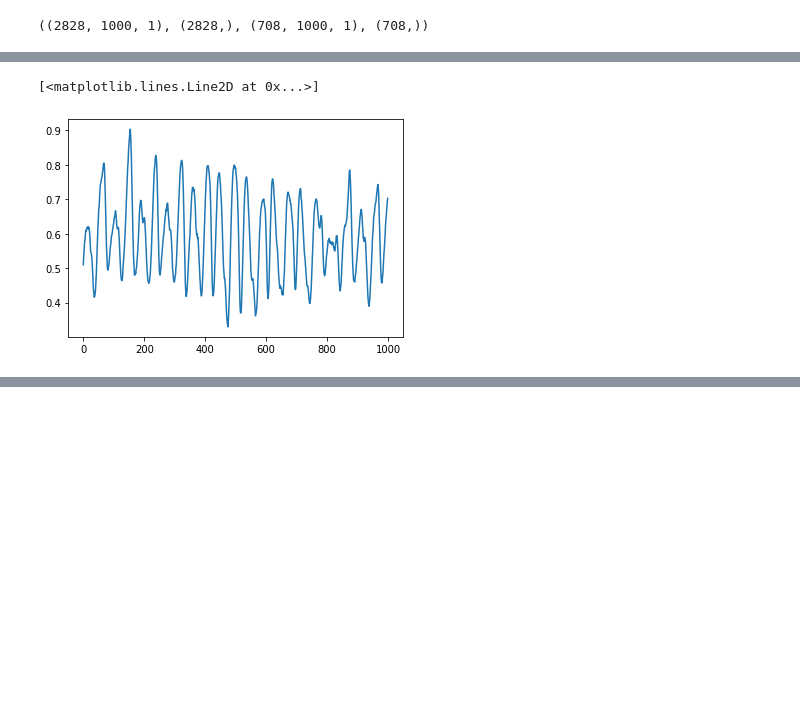
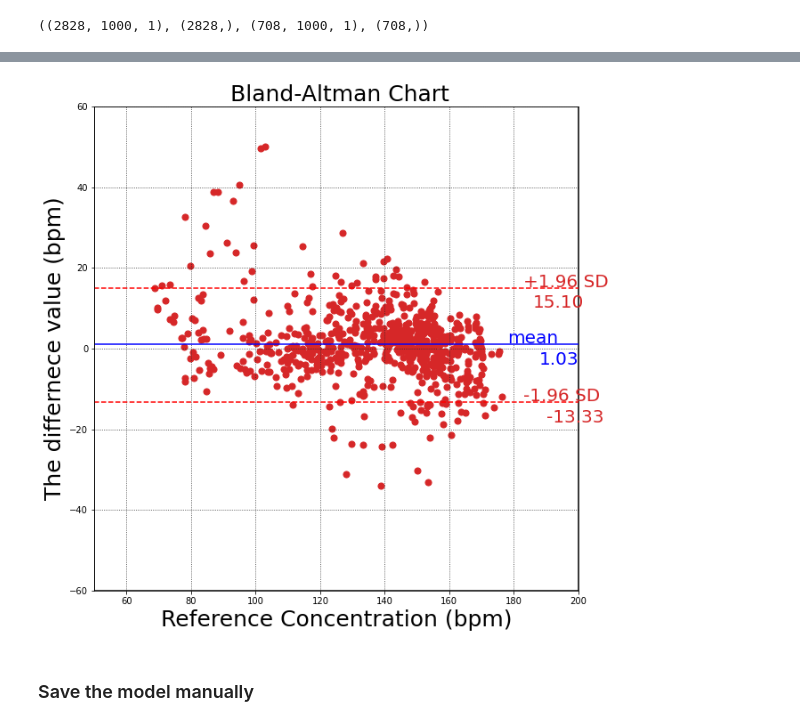
Before and after one commit to LongNguyen1984/TimeSeriesWithPython, a Jupyter notebook: HR_DNN.ipynb, the cells around one changed output, grey strips where cells are left out. Cells and saved outputs as stored; diff of their text form; code cells hidden in the pictures; blank space fills up the shorter version.

```diff
--- a/HR_DNN.ipynb
+++ b/HR_DNN.ipynb
@@ -991,9 +1000,17 @@ np.shape(X_train), np.shape(y_train), np.shape(X_test), np.shape(y_test)
+# %%
+checkpoint_path = "training_1/cp.ckpt"
+checkpoint_dir = os.path.dirname(checkpoint_path)
+# %%
+# Create a callback that saves the model's weights
+cp_callback = tf.keras.callbacks.ModelCheckpoint(filepath=checkpoint_path,
+                                                 save_weights_only=True,
+                                                 verbose=1)
 # %%
 # evaluate model with standardized dataset
 estimators = []
 #estimators.append(('standardize', StandardScaler()))
-estimators.append(('mlp', KerasRegressor(build_fn=baseline_model, epochs=100, batch_size=25, verbose=1)))
+estimators.append(('mlp', KerasRegressor(build_fn=baseline_model, epochs=100, batch_size=25, verbose=1,callbacks=[cp_callback])))
 pipeline = Pipeline(estimators)
-kfold = KFold(n_splits=5)
+kfold = KFold(n_splits=2)
 results = cross_val_score(pipeline, X_train, y_train, cv=kfold)
 print("CorNet: %.2f (%.2f) MSE" % (results.mean(), results.std()))
@@ -1074,5 +1065,0 @@ ypred[50], y_test[50]
-# %%
-plt.plot(X_test[50])
-# %% [output]
-[<matplotlib.lines.Line2D at 0x...>]
-[figure, removed]
@@ -1078,0 +1166,6 @@ plt.plot(X_test[50])
+# %%
+plt.figure(1, figsize=(10,10))
+#Y_pred = pipeline.predict(X_test)
+Y_pred = model2.predict(X_test)
+blan_altman_plot(y_test, np.array(Y_pred[:,0]), '', '(bpm)')
+# %% [output]
@@ -1078,0 +1174 @@ plt.plot(X_test[50])
+[figure, added]
@@ -1078,0 +1177,2 @@ plt.plot(X_test[50])
+# %% [markdown]
+### Save the model manually
```
Also changed, not shown: parts of 44 cells of this notebook.
